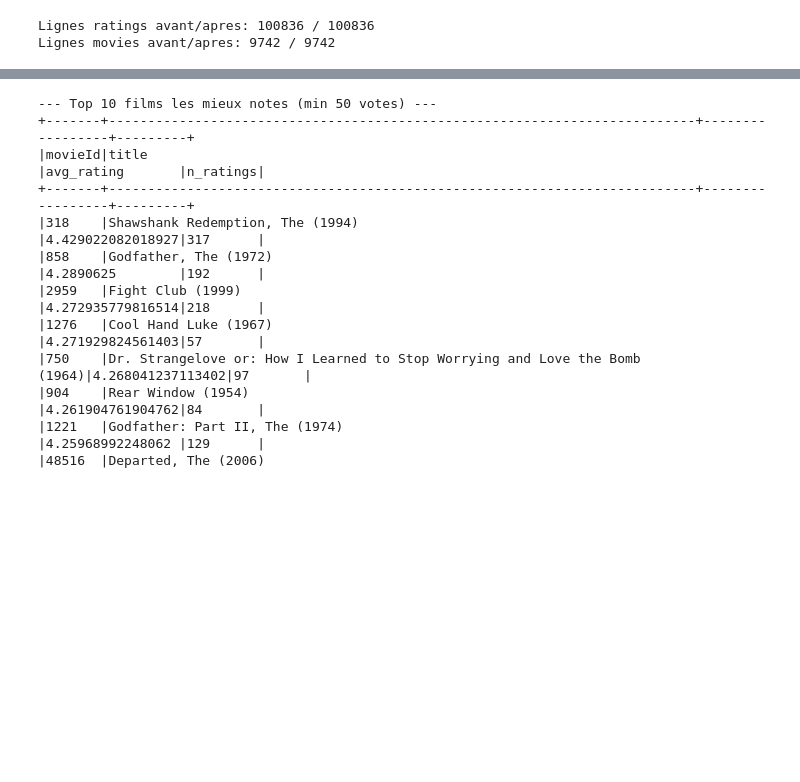
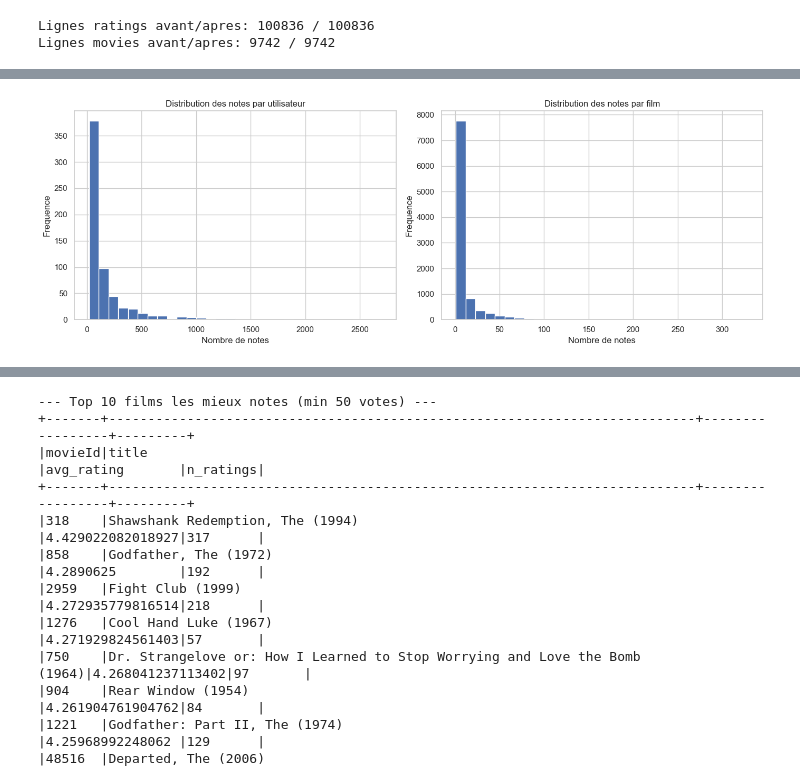
Before and after one commit to bruno-coulet/sparkle-movie, a Jupyter notebook: notebooks/eda.ipynb, the cells around one changed output, grey strips where cells are left out. Drawn from its saved outputs; the diff is of its cells as text; code cells hidden in the pictures; blank space fills up the shorter version.

```diff
--- a/notebooks/eda.ipynb
+++ b/notebooks/eda.ipynb
@@ -4,6 +4,10 @@ from pathlib import Path
 
 import matplotlib.pyplot as plt
 import src.utils as utils
+
+utils = importlib.reload(utils)
+
+from pyspark.sql import functions as F
 # %% [markdown]
 <div style="color: #849dc9; background-color: #223f4d; padding: 10px; border-radius: 8px;" >
 
@@ -49,8 +57,13 @@ movies: /Users/brunocoulet/Documents/projets/sparkle-movie/data/raw_small/movies
 # %%
 # Initialisation Spark et chargement de la source sélectionnée
 spark = utils.create_spark_session()
-df_ratings, df_movies, dataset_format, path_ratings, path_movies = utils.load_data_source(
-    spark, DATA_SOURCE, project_root=project_root
-)
 
-print(f"DataFrames chargés avec succès depuis {DATA_SOURCE} ({dataset_format}).")
+# Chargement des CSV  Path.as_posix() → convertit un chemin en chaîne de caractères avec des / (format POSIX)
+df_ratings = utils.load_ratings_dataframe(spark, path_ratings.as_posix())
+df_movies = utils.load_movies_dataframe(spark, path_movies.as_posix())
+
+# La vérification préalable évite des analyses incohérentes si le fichier attendu est absent.
+path_links = path_ratings.parent / "links.csv"
+if not path_links.exists():
+    raise FileNotFoundError(f"Fichier links.csv introuvable: {path_links}")
+df_links = utils.load_links_dataframe(spark, path_links.as_posix())
@@ -101,0 +179,69 @@ Lignes movies avant/apres: 9742 / 9742
+# %%
+# Cellule autonome: on recree une session Spark et on recharge les donnees propres.
+spark = utils.create_spark_session()
+df_ratings = utils.load_ratings_dataframe(spark, path_ratings.as_posix())
+df_movies = utils.load_movies_dataframe(spark, path_movies.as_posix())
+df_ratings_clean, df_movies_clean = utils.clean_data(df_ratings, df_movies)
+
+# Statistiques globales
+n_users = df_ratings_clean.select("userId").distinct().count()
+n_movies = df_ratings_clean.select("movieId").distinct().count()
+n_interactions = df_ratings_clean.count()
+
+density = n_interactions / (n_users * n_movies) if n_users and n_movies else 0.0
+
+print("--- Baseline recommandations ---")
+print(f"Utilisateurs uniques : {n_users}")
+print(f"Films uniques : {n_movies}")
+print(f"Interactions (ratings) : {n_interactions}")
+print(f"Densite user-item : {density:.6f}")
+
+# Distribution du nombre de notes par utilisateur
+df_user_activity = (
+    df_ratings_clean.groupBy("userId")
+    .agg(F.count("*").alias("n_ratings_user"))
+)
+
+# Distribution du nombre de notes par film
+df_item_activity = (
+    df_ratings_clean.groupBy("movieId")
+    .agg(F.count("*").alias("n_ratings_item"))
+)
+
+print("\n--- Activite utilisateurs (resume) ---")
+df_user_activity.select("n_ratings_user").summary("count", "min", "25%", "50%", "75%", "max", "mean").show(truncate=False)
+
+print("--- Activite films (resume) ---")
+df_item_activity.select("n_ratings_item").summary("count", "min", "25%", "50%", "75%", "max", "mean").show(truncate=False)
+
+# Taux d'utilisateurs/items rares
+min_interactions = 5
+rare_users = df_user_activity.filter(F.col("n_ratings_user") < min_interactions).count()
+rare_items = df_item_activity.filter(F.col("n_ratings_item") < min_interactions).count()
+
+rare_users_rate = rare_users / n_users if n_users else 0.0
+rare_items_rate = rare_items / n_movies if n_movies else 0.0
+
+print(f"Utilisateurs rares (< {min_interactions} notes): {rare_users} ({rare_users_rate:.2%})")
+print(f"Films rares (< {min_interactions} notes): {rare_items} ({rare_items_rate:.2%})")
+
+# Histogrammes (conversion pandas limitee pour visualisation)
+import matplotlib.pyplot as plt
+
+pdf_user = df_user_activity.select("n_ratings_user").toPandas()
+pdf_item = df_item_activity.select("n_ratings_item").toPandas()
+
+fig, axes = plt.subplots(1, 2, figsize=(14, 5))
+axes[0].hist(pdf_user["n_ratings_user"], bins=30)
+axes[0].set_title("Distribution des notes par utilisateur")
+axes[0].set_xlabel("Nombre de notes")
+axes[0].set_ylabel("Frequence")
+
+axes[1].hist(pdf_item["n_ratings_item"], bins=30)
+axes[1].set_title("Distribution des notes par film")
+axes[1].set_xlabel("Nombre de notes")
+axes[1].set_ylabel("Frequence")
+
+plt.tight_layout()
+plt.show()
+# %% [output]
@@ -101,0 +265 @@ Lignes movies avant/apres: 9742 / 9742
+[figure, added]
```
Also changed, not shown: parts of 19 cells of this notebook, 2 other files.
